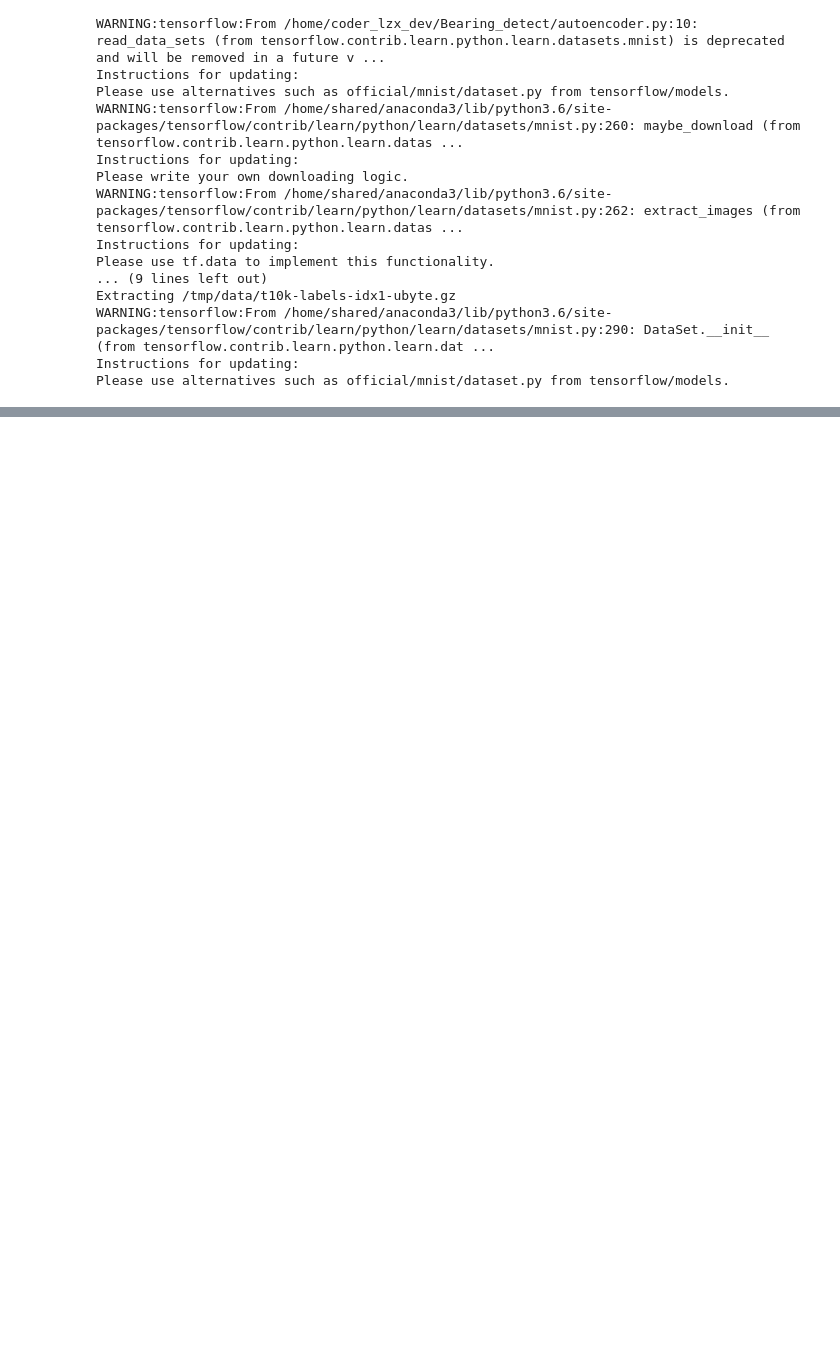
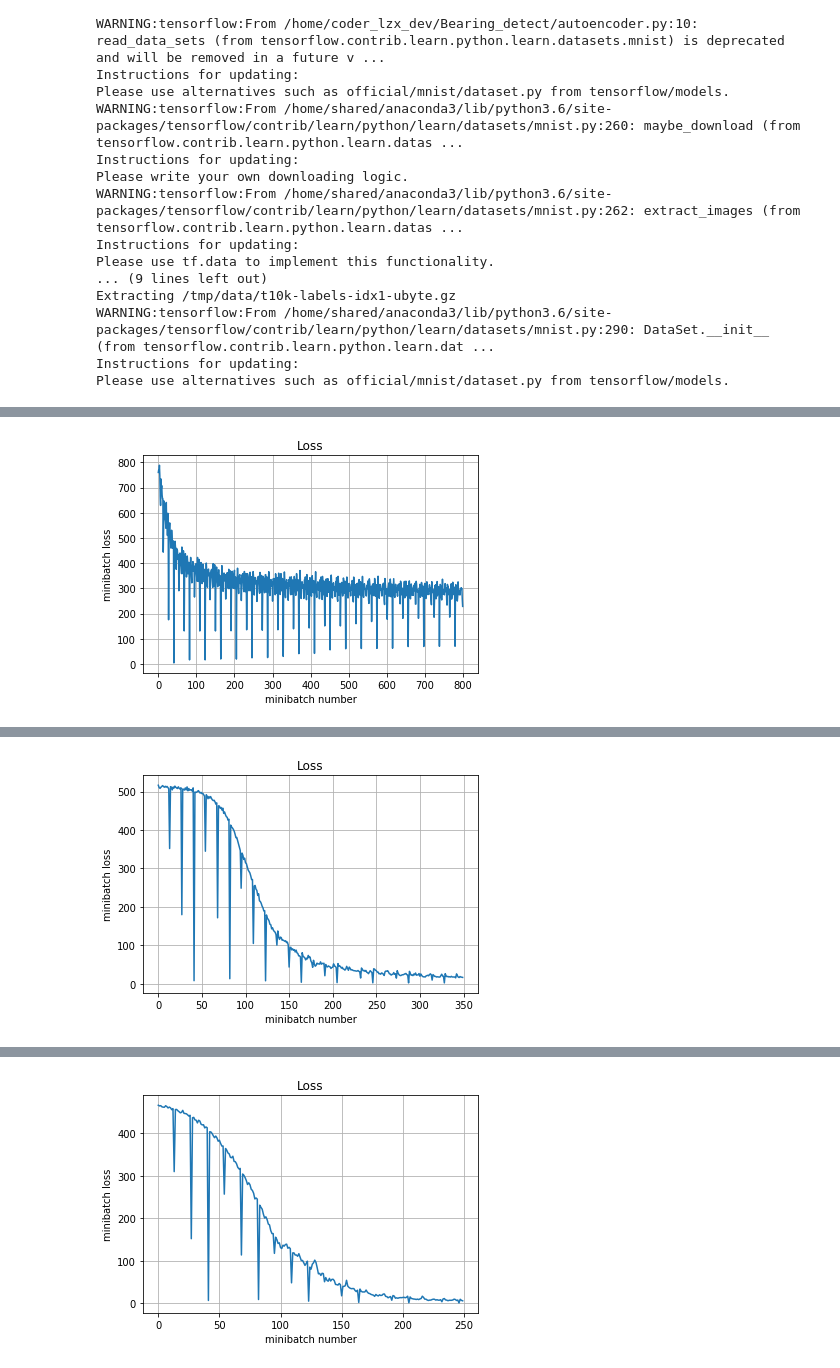
Before and after one commit to cookieli/Bearing_detect, a Jupyter notebook: train_start.ipynb, the cells around one changed output, grey strips where cells are left out. Cells and saved outputs as stored; diff of their text form; code cells hidden in the pictures; blank space fills up the shorter version.

```diff
--- a/train_start.ipynb
+++ b/train_start.ipynb
@@ -37,12 +37,14 @@ learning_rate = 0.01
 X = tf.placeholder(dtype = tf.float32, shape = [None, ae.num_input], name = 'layer_1_input')
 #layer_2_X = tf.placeholder(dtype = tf.float32, shape = [None, ae.num_hidden_1], name = 'layer_2_input')
 #layer_3_X = tf.placeholder(dtype = tf.float32, shape = [None, ae.num_hidden_2], name = 'layer_3_input')
-is_training = tf.placeholder(dtype = tf.bool, name = "traing")
+is_training = tf.placeholder(dtype = tf.bool, name = "train")
 layer_1_para = aed.layer_para(X, aed.scope_name[0], is_training, 2.6e-3)
 layer_2_X = aed.Encoder(X, aed.scope_name[0], is_training)
 layer_2_para = aed.layer_para(layer_2_X, aed.scope_name[1], is_training, 8e-3)
 layer_3_X = aed.Encoder(layer_2_X, aed.scope_name[1], is_training)
 layer_3_para = aed.layer_para(layer_3_X, aed.scope_name[2], is_training, 6e-3)
+layer_4_X = aed.Encoder(layer_3_X, aed.scope_name[2], is_training)
+layer_4_para = aed.layer_para(layer_4_X, aed.scope_name[3], is_training, 6e-3)
 
 def run_autoencoder(session, loss_val, Xd, predict,
                     drop_prob = 0.4,
@@ -103,22 +105,29 @@ Tensor("one_hot:0", shape=(800, 10), dtype=float32)
+# %%
+writer = tf.summary.FileWriter("/tmp/Bearing_detect/")
 # %%
 with tf.Session() as sess:
+    writer.add_graph(sess.graph)
     sess.run(init)
     print("Pretrain layer_1:")
     run_autoencoder(sess, layer_1_para['loss'], b_train_data, layer_1_para['y_pred'],
-                    1, 1000, 512, 50,
-                    layer_1_para['optimizer'], False)
+                    1, 800, 512, 50,
+                    layer_1_para['optimizer'], True)
     print("Pretrain layer_2:")
     run_autoencoder(sess, layer_2_para['loss'], b_train_data, layer_2_para['y_pred'],
                    1, 350, 512, 50,
-                   layer_2_para['optimizer'], False)
+                   layer_2_para['optimizer'], True)
     print("Pretrain layer_3:")
     run_autoencoder(sess, layer_3_para['loss'], b_train_data, layer_3_para['y_pred'],
                     1, 250, 512, 50,
-                    layer_3_para['optimizer'], False)
+                    layer_3_para['optimizer'], True)
+    print("Pretrain layer_4:")
+    run_autoencoder(sess, layer_4_para['loss'], b_train_data, layer_4_para['y_pred'],
+                    1, 200, 512, 50,
+                    layer_4_para['optimizer'], True)
     print("train")
     dcf.run_model(sess, dcf.out, dcf.loss, b_train_data, b_train_labels.eval(), 0.55,
-                 1500, 512, 100,
-                 dcf.train_step, False)
+                 600, 512, 100,
+                 dcf.train_step, True)
     print("eval")
     dcf.run_model(sess, dcf.out, dcf.loss, b_eval_data, b_eval_labels.eval(), 1, 1, 512)
 
@@ -144,0 +155 @@ Epoch 1, Overall loss = 1.7 and accuracy of 0.73
+[figure, added]
@@ -144,0 +165 @@ Epoch 1, Overall loss = 1.7 and accuracy of 0.73
+[figure, added]
@@ -144,0 +173 @@ Epoch 1, Overall loss = 1.7 and accuracy of 0.73
+[figure, added]
```
Also changed, not shown: parts of 2 cells of this notebook, 1 other file.
